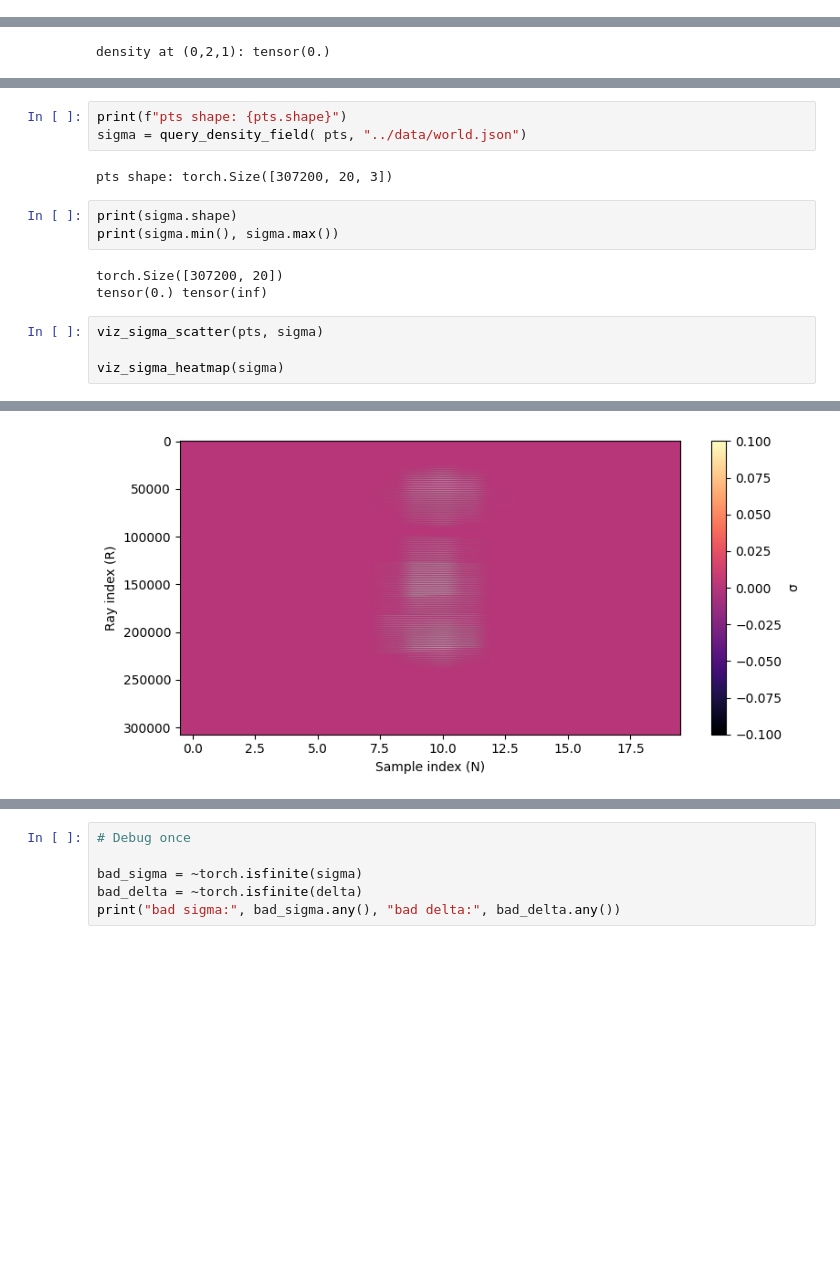
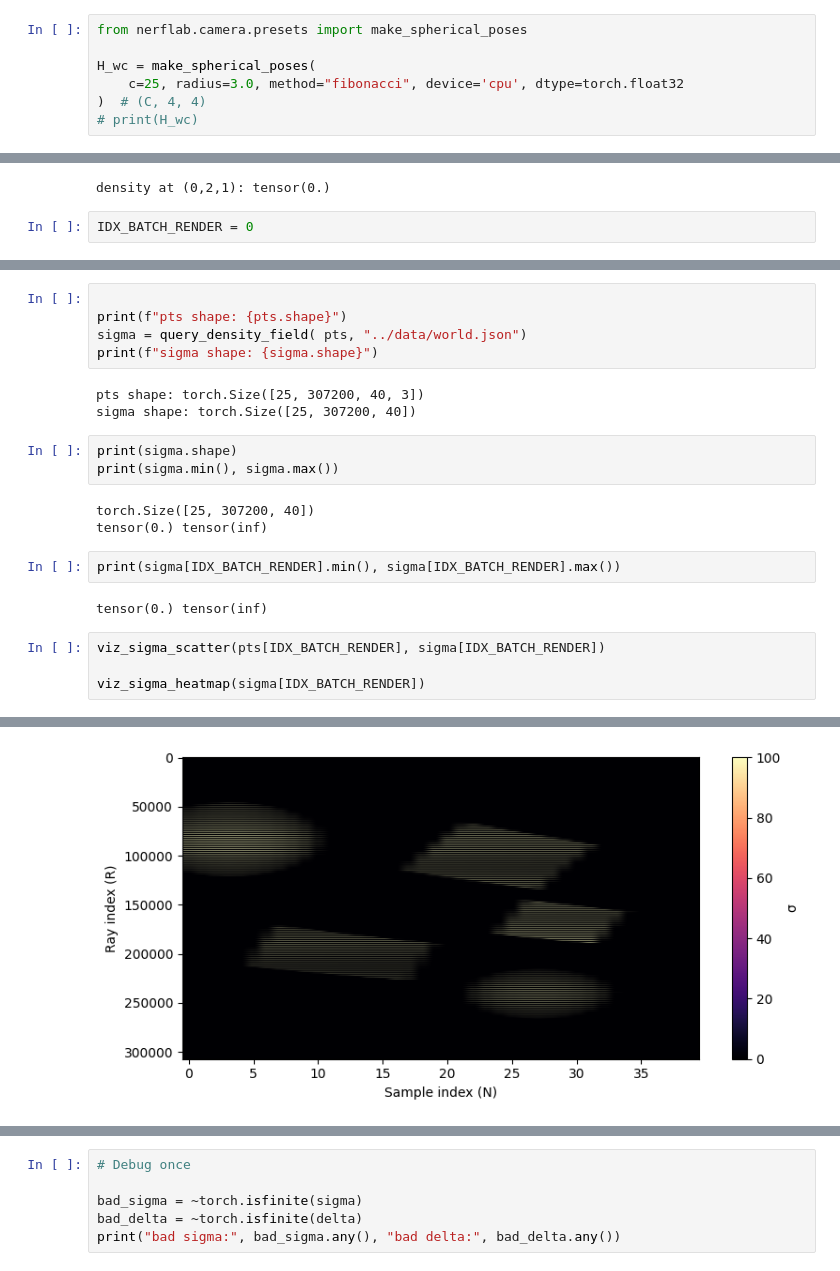
Before and after one commit to WikiGenius/nerf-lab, a Jupyter notebook: examples/demo_equations_neglict_color.ipynb, the cells around one changed output, grey strips where cells are left out. Drawn from its saved outputs; the diff is of its cells as text; blank space fills up the shorter version.

```diff
--- a/examples/demo_equations_neglict_color.ipynb
+++ b/examples/demo_equations_neglict_color.ipynb
@@ -34,3 +35,10 @@ tensor([[1., 0., -0., 0.],
+# %%
+from nerflab.camera.presets import make_spherical_poses
+
+H_wc = make_spherical_poses(
+    c=25, radius=3.0, method="fibonacci", device='cpu', dtype=torch.float32
+)  # (C, 4, 4)
+# print(H_wc)
 # %%
 # --- camera ------------------------------------------------------------------
 # H_wc = np.eye(4, dtype=np.float32)        # simple origin‑facing camera
@@ -59,6 +71,8 @@ xyz= torch.tensor([0.0,2.0,1.0])
 print("density at (0,2,1):", world.density(xyz))
 # %% [output]
 density at (0,2,1): tensor(0.)
+# %%
+IDX_BATCH_RENDER = 0
 # %%
 plot_world(
     world,
@@ -75,16 +90,23 @@ plot_world(
 # %%
+
 print(f"pts shape: {pts.shape}")
 sigma = query_density_field( pts, "../data/world.json")
+print(f"sigma shape: {sigma.shape}")
 # %% [output]
-pts shape: torch.Size([307200, 20, 3])
+pts shape: torch.Size([25, 307200, 40, 3])
+sigma shape: torch.Size([25, 307200, 40])
 # %%
 print(sigma.shape)
 print(sigma.min(), sigma.max())
 # %% [output]
-torch.Size([307200, 20])
+torch.Size([25, 307200, 40])
 tensor(0.) tensor(inf)
+# %%
+print(sigma[IDX_BATCH_RENDER].min(), sigma[IDX_BATCH_RENDER].max())
+# %% [output]
+tensor(0.) tensor(inf)
 # %%
-viz_sigma_scatter(pts, sigma)
+viz_sigma_scatter(pts[IDX_BATCH_RENDER], sigma[IDX_BATCH_RENDER])
 
-viz_sigma_heatmap(sigma)
+viz_sigma_heatmap(sigma[IDX_BATCH_RENDER])
 # %% [output]
@@ -92,3 +114,3 @@ viz_sigma_heatmap(sigma)
-[figure, old version]
+[figure, new version]
 # %%
 T, w, C = nerf_opacity(sigma, delta)
```
Also changed, not shown: parts of 13 cells of this notebook, 4 other files.
